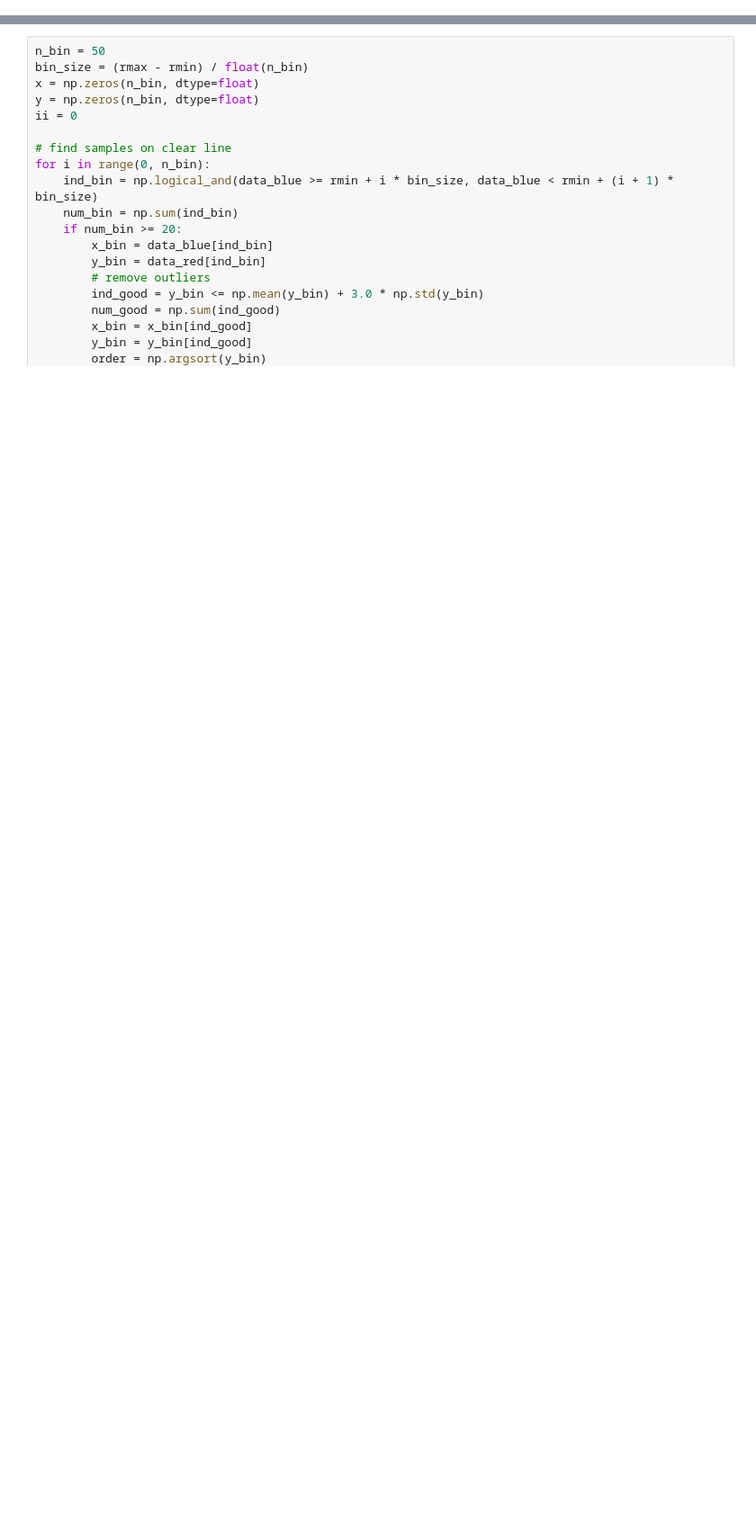
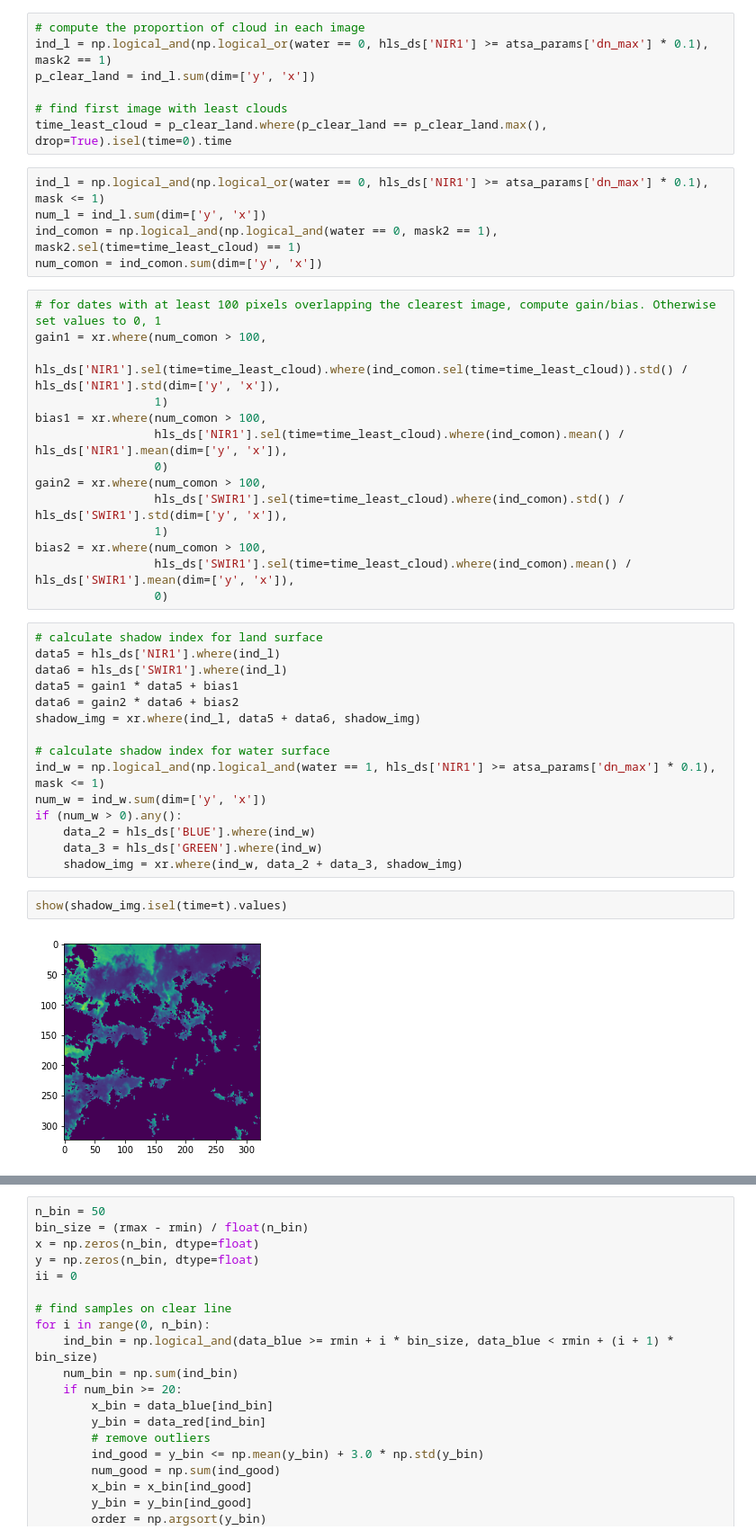
Before and after one commit to kearney-sp/hls_nrt, a Jupyter notebook: ATSA_in_prog.ipynb, the cells around one changed output, grey strips where cells are left out. Shown: that part at 90% size. Saved outputs shown, nothing was run; the diff lists cells and outputs as text; blank space fills up the shorter version.

```diff
--- a/ATSA_in_prog.ipynb
+++ b/ATSA_in_prog.ipynb
@@ -262,0 +722,45 @@ Data variables:
+# %%
+# compute the proportion of cloud in each image
+ind_l = np.logical_and(np.logical_or(water == 0, hls_ds['NIR1'] >= atsa_params['dn_max'] * 0.1), mask2 == 1)
+p_clear_land = ind_l.sum(dim=['y', 'x'])
+
+# find first image with least clouds
+time_least_cloud = p_clear_land.where(p_clear_land == p_clear_land.max(), drop=True).isel(time=0).time
+# %%
+ind_l = np.logical_and(np.logical_or(water == 0, hls_ds['NIR1'] >= atsa_params['dn_max'] * 0.1), mask <= 1)
+num_l = ind_l.sum(dim=['y', 'x'])
+ind_comon = np.logical_and(np.logical_and(water == 0, mask2 == 1), mask2.sel(time=time_least_cloud) == 1)
+num_comon = ind_comon.sum(dim=['y', 'x'])
+# %%
+# for dates with at least 100 pixels overlapping the clearest image, compute gain/bias. Otherwise set values to 0, 1
+gain1 = xr.where(num_comon > 100,
+                 hls_ds['NIR1'].sel(time=time_least_cloud).where(ind_comon.sel(time=time_least_cloud)).std() /  hls_ds['NIR1'].std(dim=['y', 'x']),
+                 1)
+bias1 = xr.where(num_comon > 100,
+                 hls_ds['NIR1'].sel(time=time_least_cloud).where(ind_comon).mean() /  hls_ds['NIR1'].mean(dim=['y', 'x']),
+                 0)
+gain2 = xr.where(num_comon > 100,
+                 hls_ds['SWIR1'].sel(time=time_least_cloud).where(ind_comon).std() /  hls_ds['SWIR1'].std(dim=['y', 'x']),
+                 1)
+bias2 = xr.where(num_comon > 100,
+                 hls_ds['SWIR1'].sel(time=time_least_cloud).where(ind_comon).mean() /  hls_ds['SWIR1'].mean(dim=['y', 'x']),
+                 0)
+# %%
+# calculate shadow index for land surface
+data5 = hls_ds['NIR1'].where(ind_l)
+data6 = hls_ds['SWIR1'].where(ind_l)
+data5 = gain1 * data5 + bias1
+data6 = gain2 * data6 + bias2
+shadow_img = xr.where(ind_l, data5 + data6, shadow_img)
+
+# calculate shadow index for water surface
+ind_w = np.logical_and(np.logical_and(water == 1, hls_ds['NIR1'] >= atsa_params['dn_max'] * 0.1), mask <= 1)
+num_w = ind_w.sum(dim=['y', 'x'])
+if (num_w > 0).any():
+    data_2 = hls_ds['BLUE'].where(ind_w)
+    data_3 = hls_ds['GREEN'].where(ind_w)
+    shadow_img = xr.where(ind_w, data_2 + data_3, shadow_img)
+# %%
+show(shadow_img.isel(time=t).values)
+# %% [output]
+[figure, added]
```
Also changed, not shown: parts of 91 cells of this notebook, 7 other files.
